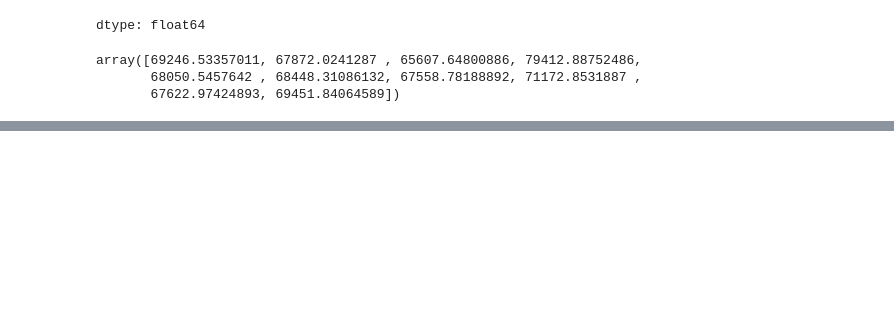
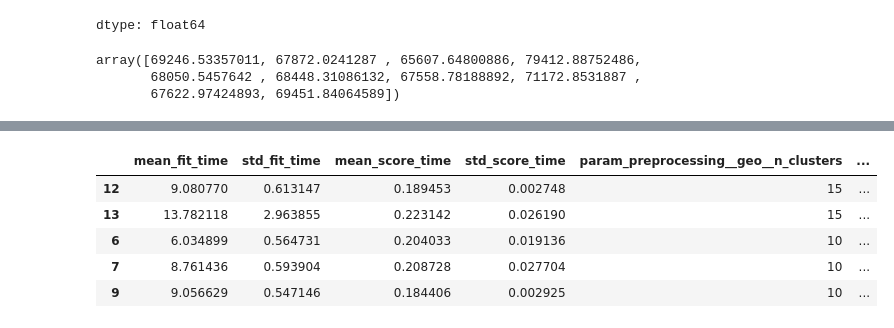
Before and after one commit to KubatyM129/WDUM, a Jupyter notebook: WDML_.ipynb, the cells around one changed output, grey strips where cells are left out. Cells and saved outputs as stored; diff of their text form; code cells hidden in the pictures; blank space fills up the shorter version.

```diff
--- a/WDML_.ipynb
+++ b/WDML_.ipynb
@@ -873,0 +905,17 @@ array([69246.53357011, 67872.0241287 , 65607.64800886, 79412.88752486,
+# %%
+from sklearn.model_selection import GridSearchCV
+
+full_pipeline = Pipeline([
+    ("preprocessing", preprocessing),
+    ("random_forest", RandomForestRegressor(random_state=42)),
+])
+
+param_grid = [
+    {'preprocessing__geo__n_clusters': [5, 8, 10],
+     'random_forest__max_features': [4,6,8]},
+    {'preprocessing__geo__n_clusters': [10, 15],
+     'random_forest__max_features': [6, 8, 10]},
+]
+grid_search = GridSearchCV(full_pipeline, param_grid, cv=3,
+                          scoring='neg_root_mean_squared_error')
+grid_search.fit(X = X_train, y = y_train)
@@ -873,0 +970,11 @@ array([69246.53357011, 67872.0241287 , 65607.64800886, 79412.88752486,
+# %%
+cv_res = pd.DataFrame(grid_search.cv_results_)
+cv_res.sort_values(by='mean_test_score', ascending=False, inplace=True)
+cv_res.head()
+# %% [output]
+|  | mean_fit_time | std_fit_time | mean_score_time | std_score_time | param_preprocessing__geo__n_clusters | ... |
+| 12 | 9.080770 | 0.613147 | 0.189453 | 0.002748 | 15 | ... |
+| 13 | 13.782118 | 2.963855 | 0.223142 | 0.026190 | 15 | ... |
+| 6 | 6.034899 | 0.564731 | 0.204033 | 0.019136 | 10 | ... |
+| 7 | 8.761436 | 0.593904 | 0.208728 | 0.027704 | 10 | ... |
+| 9 | 9.056629 | 0.547146 | 0.184406 | 0.002925 | 10 | ... |
```
Also changed, not shown: parts of 19 cells of this notebook.
